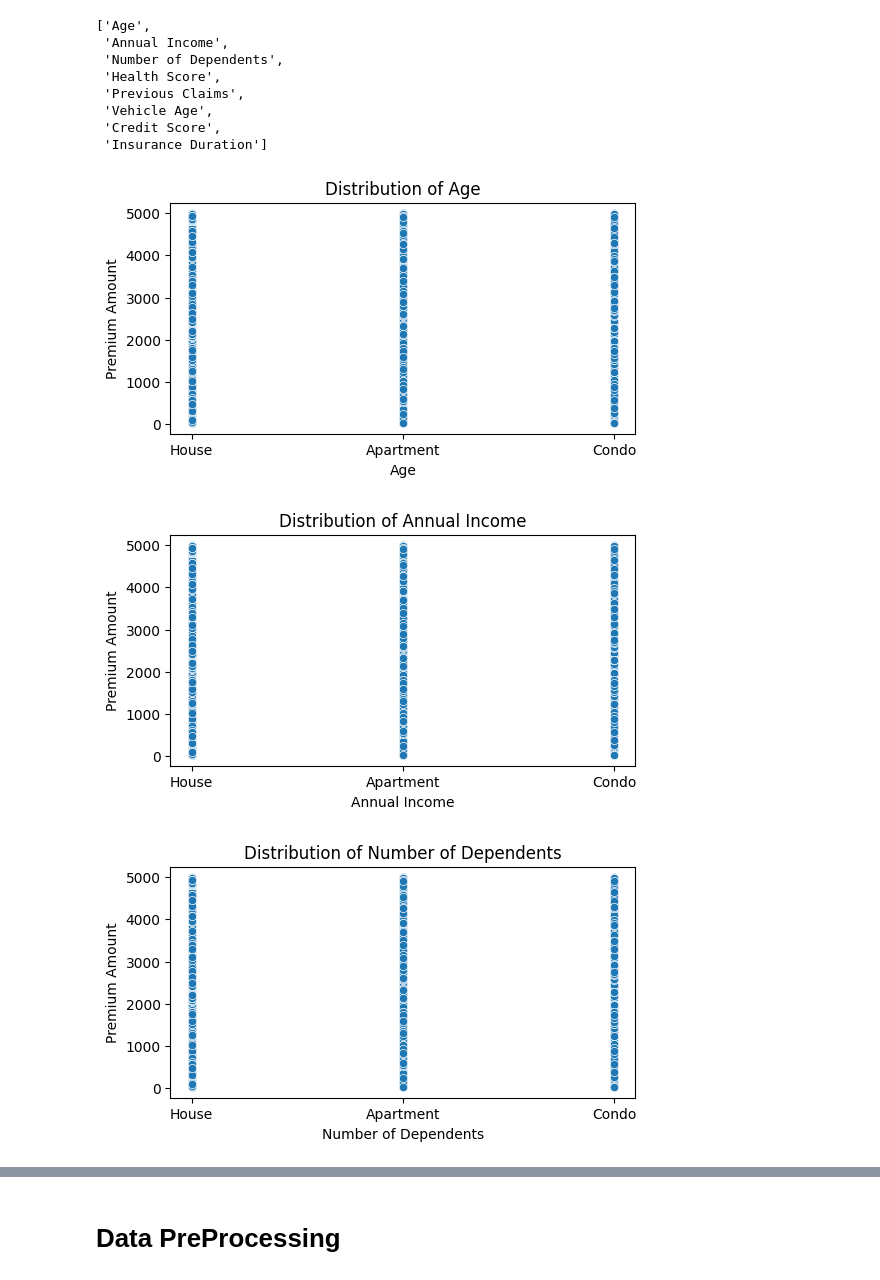
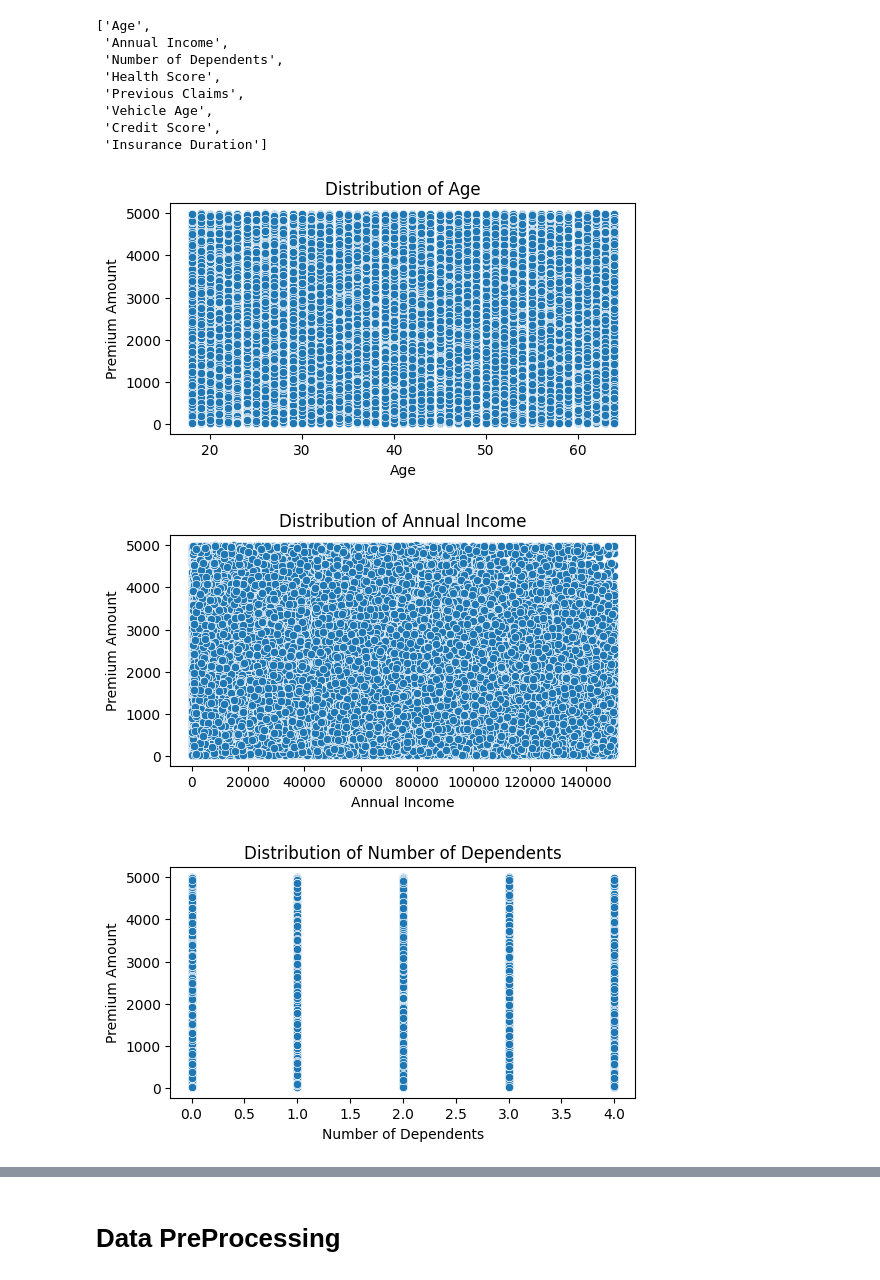
Before and after one commit to chaitanyavaleti/ML_SmartPremium_InsuranceCosts, a Jupyter notebook: Smart_InsurancePremium.ipynb, the cells around one changed output, grey strips where cells are left out. Cells and saved outputs as stored; diff of their text form; code cells hidden in the pictures.

Commit message:
Corrected numeric feature in scatter graph

```diff
--- a/Smart_InsurancePremium.ipynb
+++ b/Smart_InsurancePremium.ipynb
@@ -242,12 +242,12 @@ num_cols
 # %%
 for num_feature in num_cols:
     plt.figure(figsize=(6,3))
-    sns.scatterplot(x=train[feature], y=train['Premium Amount'])
+    sns.scatterplot(x=train[num_feature], y=train['Premium Amount'])
     plt.title(f"Distribution of {num_feature}")
     plt.xlabel(num_feature)
     plt.ylabel('Premium Amount')
     plt.show()
 # %% [output]
-[figure, old version]
+[figure, new version]
-[figure, old version]
+[figure, new version]
-[figure, old version]
+[figure, new version]
```
Also changed, not shown: parts of 1 cell of this notebook.
